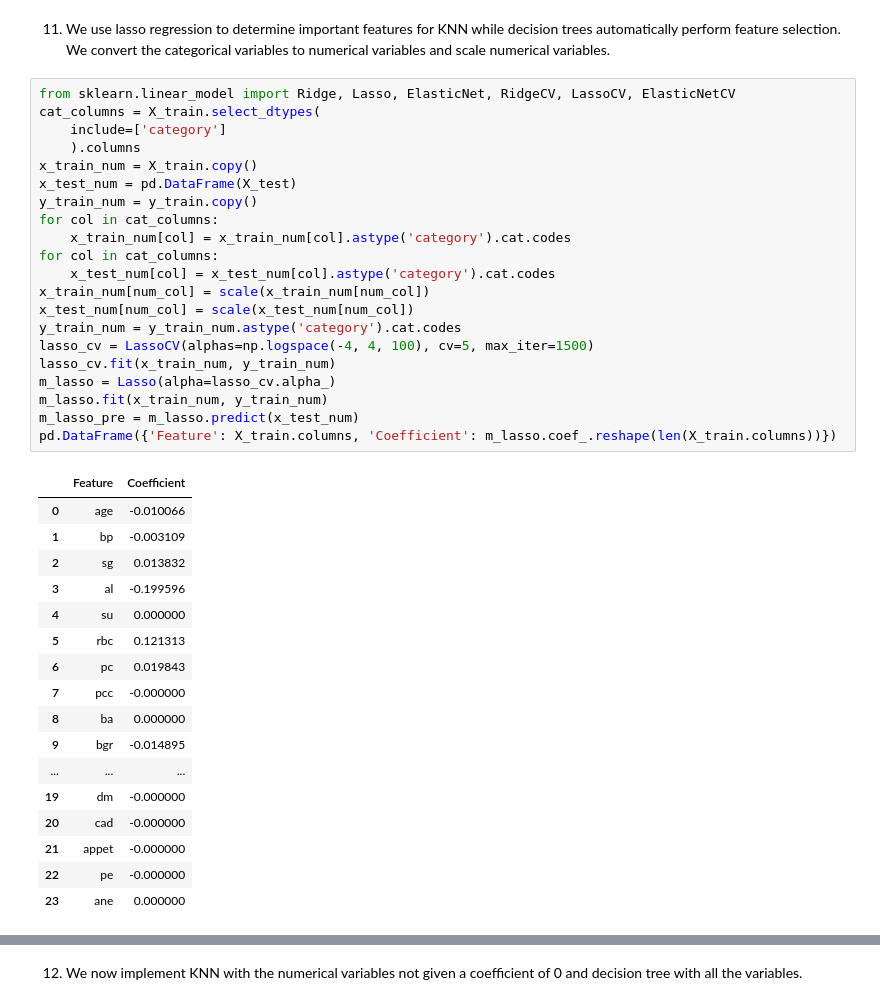
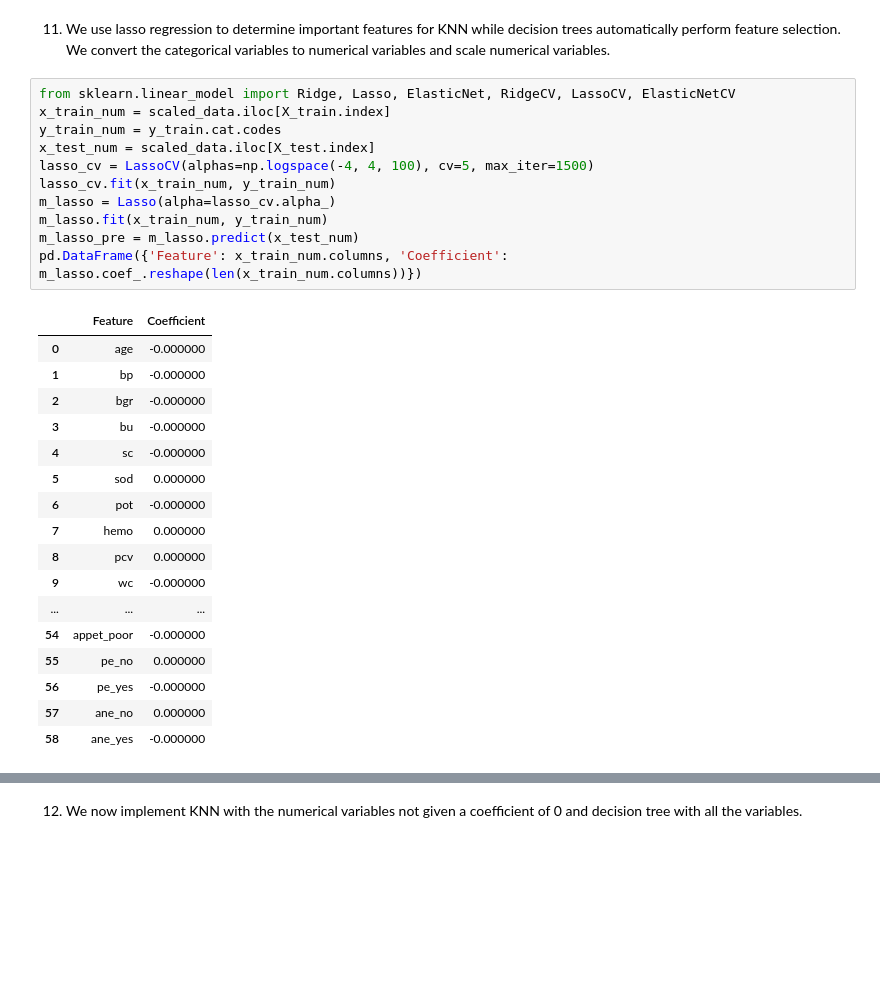
Before and after one commit to seebachl/3DA3-Asgmt-6, a Jupyter notebook: Seebach_Lily_HW6.ipynb, the cells around one changed output, grey strips where cells are left out. Cells and saved outputs as stored; diff of their text form; blank space fills up the shorter version.

```diff
--- a/Seebach_Lily_HW6.ipynb
+++ b/Seebach_Lily_HW6.ipynb
@@ -354,41 +334,31 @@ x, y, test_size=0.3, random_state=1, stratify=y)
 11. We use lasso regression to determine important features for KNN while decision trees automatically perform feature selection. We convert the categorical variables to numerical variables and scale numerical variables.
 # %%
 from sklearn.linear_model import Ridge, Lasso, ElasticNet, RidgeCV, LassoCV, ElasticNetCV
-cat_columns = X_train.select_dtypes(
-    include=['category']
-    ).columns
-x_train_num = X_train.copy()
-x_test_num = pd.DataFrame(X_test)
-y_train_num = y_train.copy()
-for col in cat_columns:
-    x_train_num[col] = x_train_num[col].astype('category').cat.codes
-for col in cat_columns:
-    x_test_num[col] = x_test_num[col].astype('category').cat.codes
-x_train_num[num_col] = scale(x_train_num[num_col])
-x_test_num[num_col] = scale(x_test_num[num_col])
-y_train_num = y_train_num.astype('category').cat.codes
+x_train_num = scaled_data.iloc[X_train.index]
+y_train_num = y_train.cat.codes
+x_test_num = scaled_data.iloc[X_test.index]
 lasso_cv = LassoCV(alphas=np.logspace(-4, 4, 100), cv=5, max_iter=1500)
 lasso_cv.fit(x_train_num, y_train_num)
 m_lasso = Lasso(alpha=lasso_cv.alpha_)
 m_lasso.fit(x_train_num, y_train_num)
 m_lasso_pre = m_lasso.predict(x_test_num)
-pd.DataFrame({'Feature': X_train.columns, 'Coefficient': m_lasso.coef_.reshape(len(X_train.columns))})
+pd.DataFrame({'Feature': x_train_num.columns, 'Coefficient': m_lasso.coef_.reshape(len(x_train_num.columns))})
 # %% [output]
 |  | Feature | Coefficient |
-| 0 | age | -0.010066 |
-| 1 | bp | -0.003109 |
-| 2 | sg | 0.013832 |
-| 3 | al | -0.199596 |
-| 4 | su | 0.000000 |
-| 5 | rbc | 0.121313 |
-| 6 | pc | 0.019843 |
-| 7 | pcc | -0.000000 |
-| 8 | ba | 0.000000 |
-| 9 | bgr | -0.014895 |
+| 0 | age | -0.000000 |
+| 1 | bp | -0.000000 |
+| 2 | bgr | -0.000000 |
+| 3 | bu | -0.000000 |
+| 4 | sc | -0.000000 |
+| 5 | sod | 0.000000 |
+| 6 | pot | -0.000000 |
+| 7 | hemo | 0.000000 |
+| 8 | pcv | 0.000000 |
+| 9 | wc | -0.000000 |
 | ... | ... | ... |
-| 19 | dm | -0.000000 |
-| 20 | cad | -0.000000 |
-| 21 | appet | -0.000000 |
-| 22 | pe | -0.000000 |
-| 23 | ane | 0.000000 |
+| 54 | appet_poor | -0.000000 |
+| 55 | pe_no | 0.000000 |
+| 56 | pe_yes | -0.000000 |
+| 57 | ane_no | 0.000000 |
+| 58 | ane_yes | -0.000000 |
 # %% [markdown]
```
Also changed, not shown: parts of 19 cells of this notebook.
